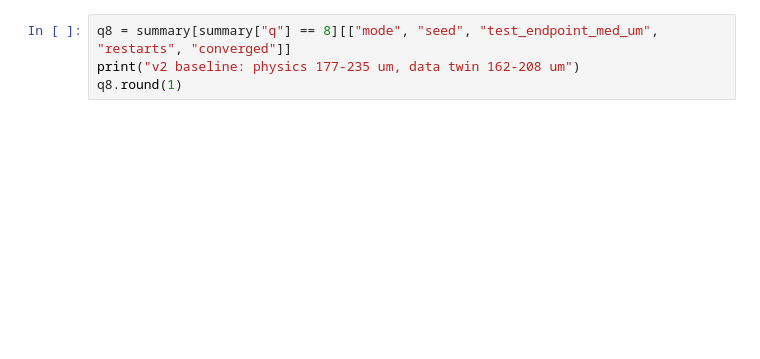
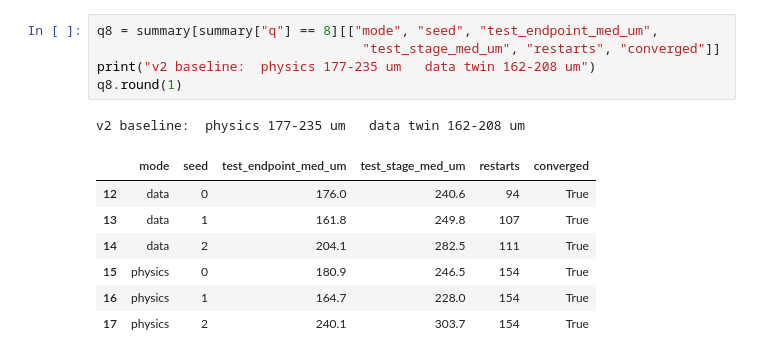
Before and after one commit to GeorgeWilliam1999/LHCb-Extrapolation, a Jupyter notebook: Raissi_disc_time_approach/Stage_count_sweep/analysis.ipynb, the cells around one changed output. Cells and saved outputs as stored; diff of their text form; blank space fills up the shorter version.

```diff
--- a/Raissi_disc_time_approach/Stage_count_sweep/analysis.ipynb
+++ b/Raissi_disc_time_approach/Stage_count_sweep/analysis.ipynb
@@ -117,4 +236,14 @@ the range. v2's converged physics runs landed at 177-235 um, its data twin at 16
 # %%
-q8 = summary[summary["q"] == 8][["mode", "seed", "test_endpoint_med_um", "restarts", "converged"]]
-print("v2 baseline: physics 177-235 um, data twin 162-208 um")
+q8 = summary[summary["q"] == 8][["mode", "seed", "test_endpoint_med_um",
+                                  "test_stage_med_um", "restarts", "converged"]]
+print("v2 baseline:  physics 177-235 um   data twin 162-208 um")
 q8.round(1)
+# %% [output]
+v2 baseline:  physics 177-235 um   data twin 162-208 um
+|  | mode | seed | test_endpoint_med_um | test_stage_med_um | restarts | converged |
+| 12 | data | 0 | 176.0 | 240.6 | 94 | True |
+| 13 | data | 1 | 161.8 | 249.8 | 107 | True |
+| 14 | data | 2 | 204.1 | 282.5 | 111 | True |
+| 15 | physics | 0 | 180.9 | 246.5 | 154 | True |
+| 16 | physics | 1 | 164.7 | 228.0 | 154 | True |
+| 17 | physics | 2 | 240.1 | 303.7 | 154 | True |
```
Also changed, not shown: parts of 18 cells of this notebook, 14 other files.
